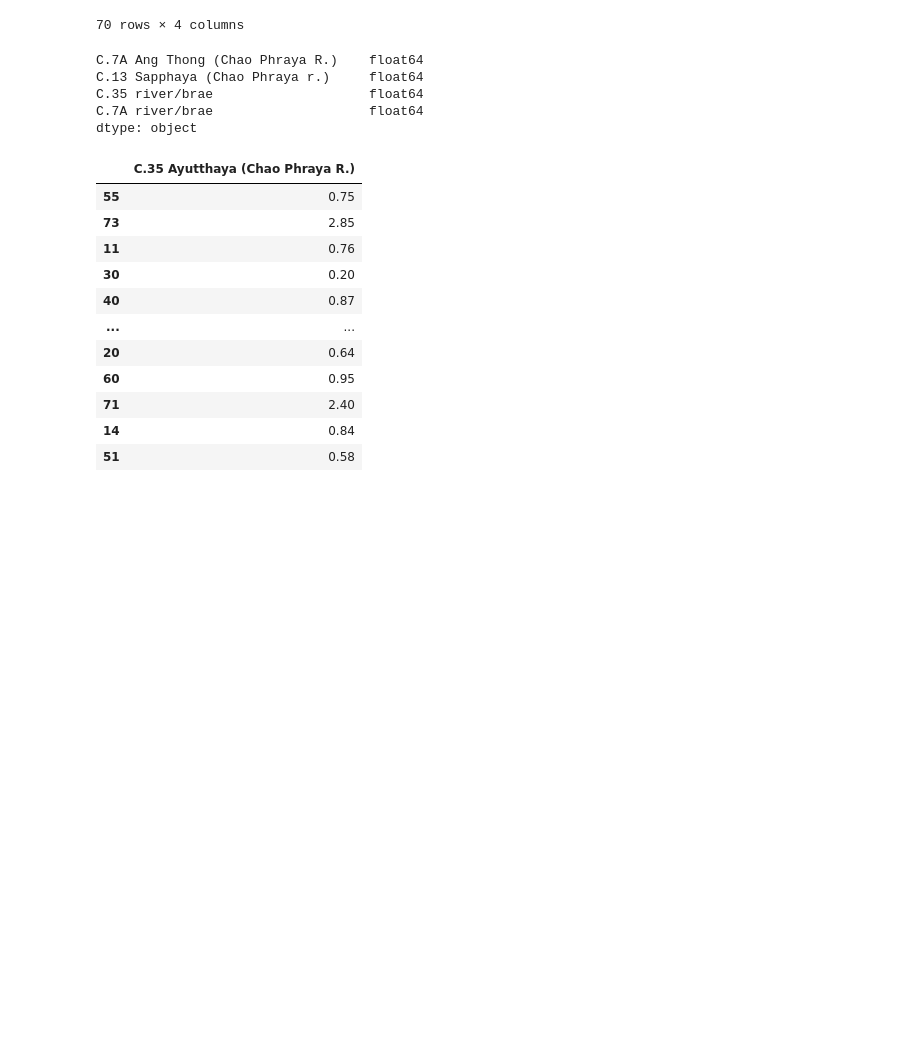
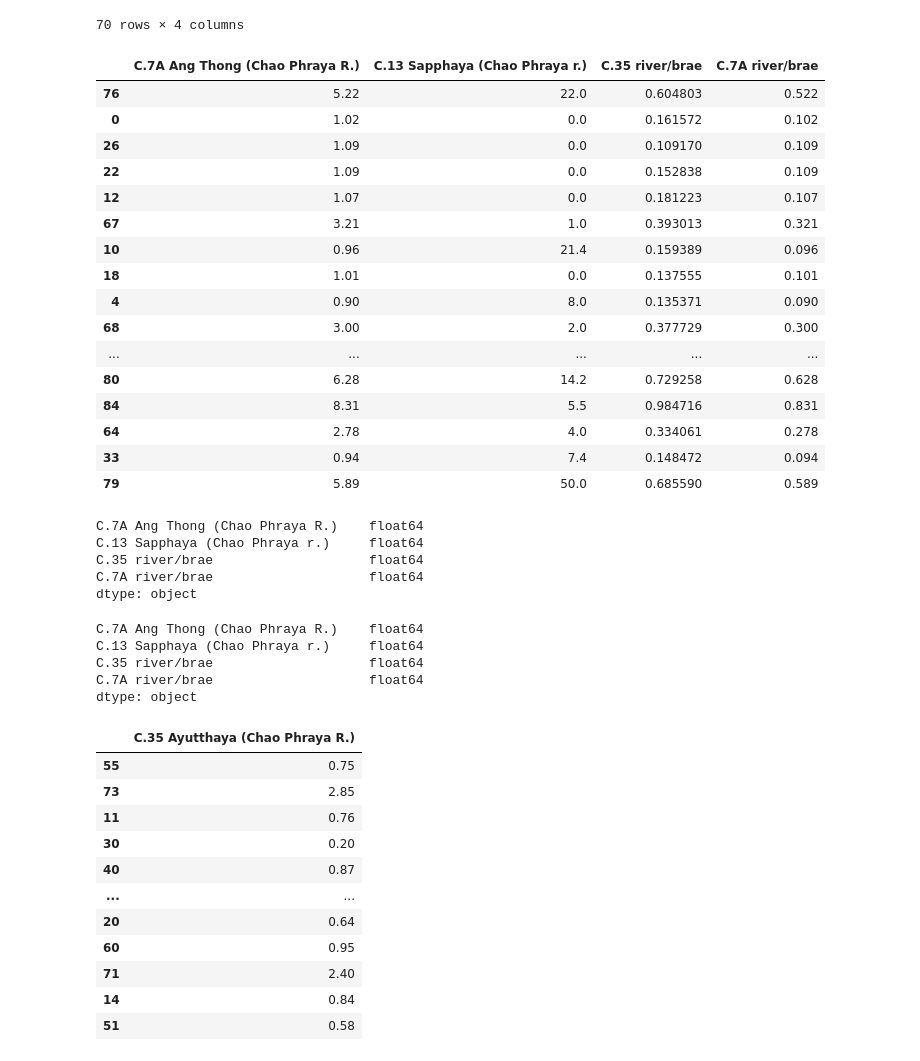
Before and after one commit to TermProject702/Flooding702, a Jupyter notebook: Model.ipynb, the cells around one changed output. Saved outputs shown, nothing was run; the diff lists cells and outputs as text; code cells hidden in the pictures; blank space fills up the shorter version.

Commit message:
Create X_test, y_test separately follow target river

```diff
--- a/Model.ipynb
+++ b/Model.ipynb
@@ -135,6 +135,28 @@ X_train_C
 | 14 | 1.08 | 0.0 | 0.183406 | 0.108 |
 | 51 | 0.79 | 3.0 | 0.126638 | 0.079 |
 70 rows × 4 columns
+# %%
+X_test_C = X_test.drop(columns=['S.26 Tha Ruea (Pa Sak R.)', 'S.9 Kaeng Khoi (Pa Sak r.)',
+                        'S.5 river/brae', 'S.26 river/brae'])
+X_test_C
+# %% [output]
+|  | C.7A Ang Thong (Chao Phraya R.) | C.13 Sapphaya (Chao Phraya r.) | C.35 river/brae | C.7A river/brae |
+| 76 | 5.22 | 22.0 | 0.604803 | 0.522 |
+| 0 | 1.02 | 0.0 | 0.161572 | 0.102 |
+| 26 | 1.09 | 0.0 | 0.109170 | 0.109 |
+| 22 | 1.09 | 0.0 | 0.152838 | 0.109 |
+| 12 | 1.07 | 0.0 | 0.181223 | 0.107 |
+| 67 | 3.21 | 1.0 | 0.393013 | 0.321 |
+| 10 | 0.96 | 21.4 | 0.159389 | 0.096 |
+| 18 | 1.01 | 0.0 | 0.137555 | 0.101 |
+| 4 | 0.90 | 8.0 | 0.135371 | 0.090 |
+| 68 | 3.00 | 2.0 | 0.377729 | 0.300 |
+| ... | ... | ... | ... | ... |
+| 80 | 6.28 | 14.2 | 0.729258 | 0.628 |
+| 84 | 8.31 | 5.5 | 0.984716 | 0.831 |
+| 64 | 2.78 | 4.0 | 0.334061 | 0.278 |
+| 33 | 0.94 | 7.4 | 0.148472 | 0.094 |
+| 79 | 5.89 | 50.0 | 0.685590 | 0.589 |
 # %%
 X_train_C.dtypes
 # %% [output]
@@ -143,6 +165,14 @@ C.13 Sapphaya (Chao Phraya r.)     float64
 C.35 river/brae                    float64
 C.7A river/brae                    float64
 dtype: object
+# %%
+X_test_C.dtypes
+# %% [output]
+C.7A Ang Thong (Chao Phraya R.)    float64
+C.13 Sapphaya (Chao Phraya r.)     float64
+C.35 river/brae                    float64
+C.7A river/brae                    float64
+dtype: object
 # %%
 y_train_C = y_train.drop(columns=['S.5 Ayutthaya (Pa Sak R.)'])
 y_train_C
```
Also changed, not shown: parts of 5 cells of this notebook.
